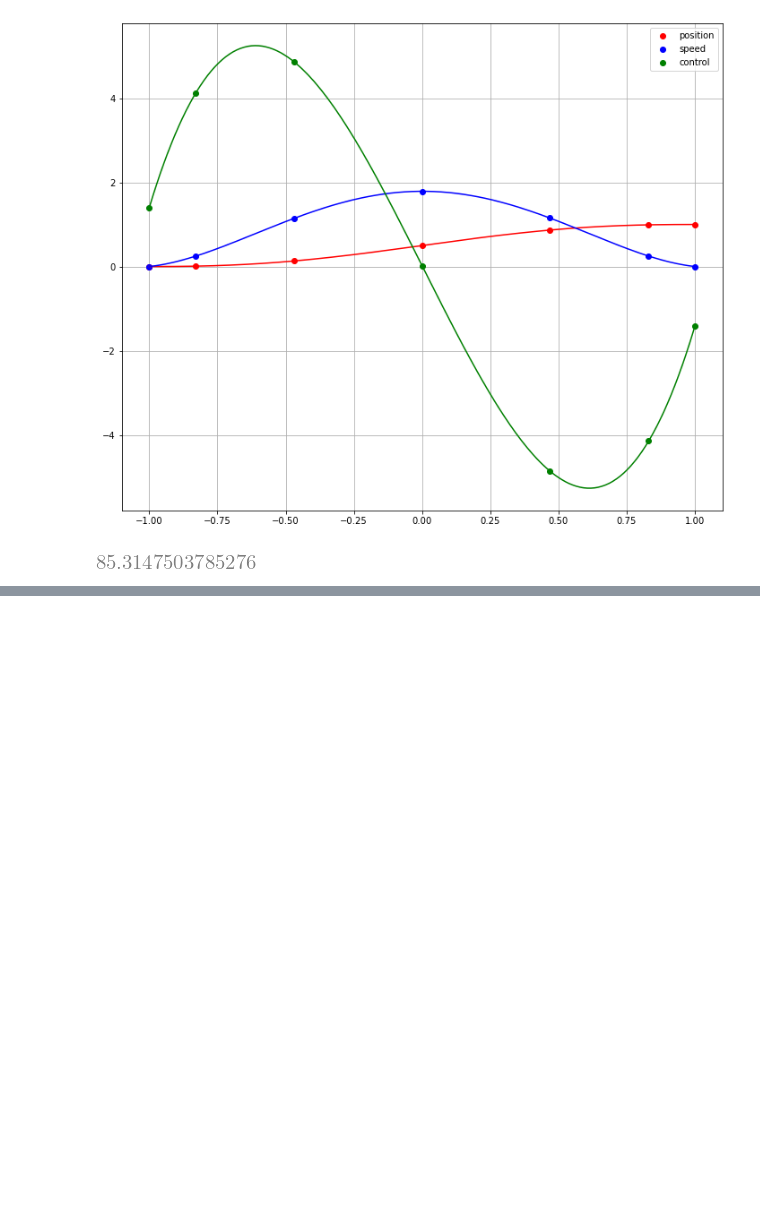
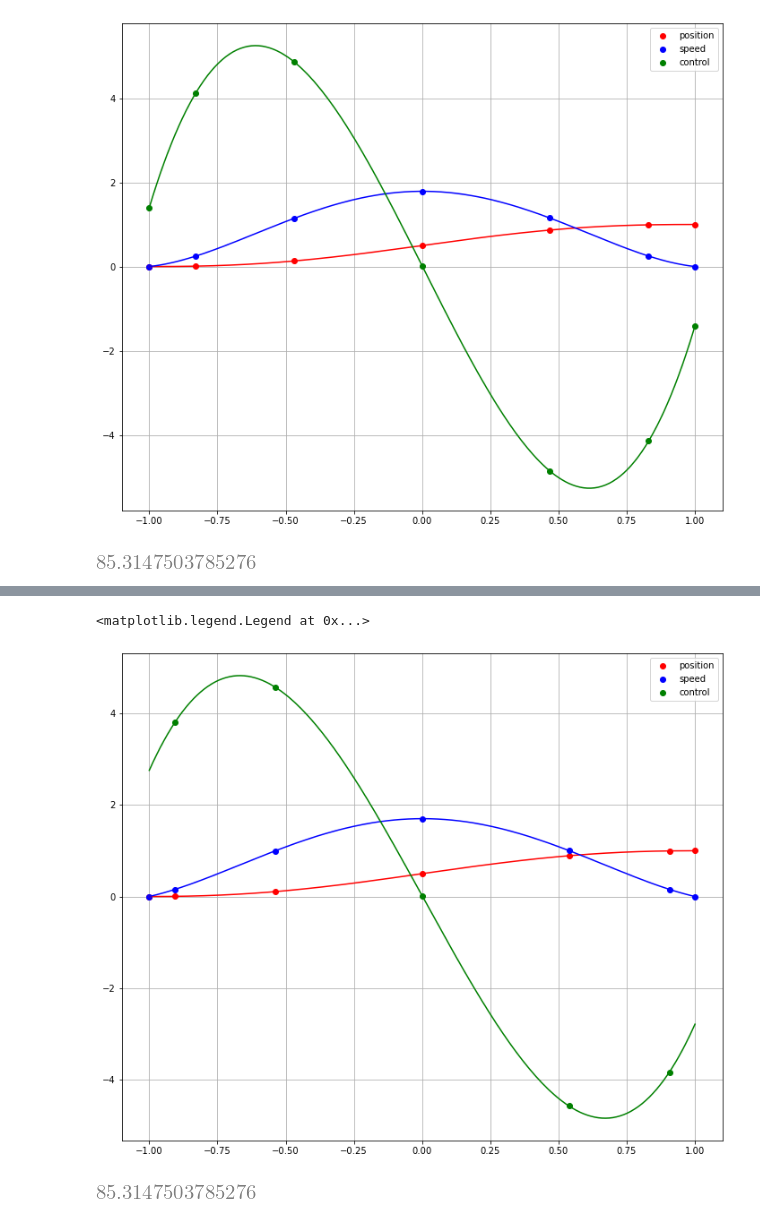
Before and after one commit to AunSiro/Cosejas_IRI, a Jupyter notebook: Casadi/Pseudospectral.ipynb, the cells around one changed output, grey strips where cells are left out. Saved outputs shown, nothing was run; the diff lists cells and outputs as text; code cells hidden in the pictures; blank space fills up the shorter version.

```diff
--- a/Casadi/Pseudospectral.ipynb
+++ b/Casadi/Pseudospectral.ipynb
@@ -459,0 +515,12 @@ quality_D2
+# %%
+x_opti = opti.variable(N)
+u_opti = opti.variable(N-2)
+tau_arr = LG2(N, 20)
+t_f = 1
+t_0 = 0
+# %%
+D_mat = sympy2casadi(matrix_D_LG2(N-1,20), [], [])
+x_dot_opti = (2/t_f - t_0) * D_mat@x_opti
+x_dot_dot_opti = (2/t_f - t_0) * D_mat@x_dot_opti
+
+cost = cas.sum1(u_opti**2)
@@ -459,0 +535,2 @@ quality_D2
+# %%
+sol = opti.solve()
@@ -459,0 +555,28 @@ quality_D2
+# %%
+xx_sol_LG2 = sol.value(x_opti)
+uu_sol_LG2 = sol.value(u_opti)
+vv_sol_LG2 = sol.value(x_dot_opti)
+
+q_interp_f_LG2 = lambdify([x,],lagrangePolynomial(tau_arr, xx_sol_LG2[:]))
+v_interp_f_LG2 = lambdify([x,],(2/t_f - t_0)*lagrangePolynomial(tau_arr, xx_sol_LG2[:]).diff(x))
+u_interp_f_LG2 = lambdify([x,],lagrangePolynomial(LG(N-2), uu_sol_LG2[:]))
+# %%
+plt.figure(figsize=[12,10])
+plt.plot(tau_arr, xx_sol_LG2[:], 'ro', label = 'position')
+plt.plot(tau_arr, vv_sol_LG2[:], 'bo', label = 'speed')
+plt.plot(LG(N-2), uu_sol_LG2[:], 'go', label = 'control')
+N_interp = 300
+tau_int_arr = np.linspace(-1, 1, N_interp)
+plt.plot(tau_int_arr, q_interp_f_LG2(tau_int_arr), 'r')
+plt.plot(tau_int_arr, v_interp_f_LG2(tau_int_arr), 'b')
+plt.plot(tau_int_arr, u_interp_f_LG2(tau_int_arr), 'g')
+plt.grid()
+plt.legend()
+# %% [output]
+<matplotlib.legend.Legend at 0x...>
+[figure, added]
+# %%
+quality_D2 = np.sum(uu_sol_D2**2)
+quality_D2
+# %% [output]
+[figure, added]
```
Also changed, not shown: parts of 12 cells of this notebook.
